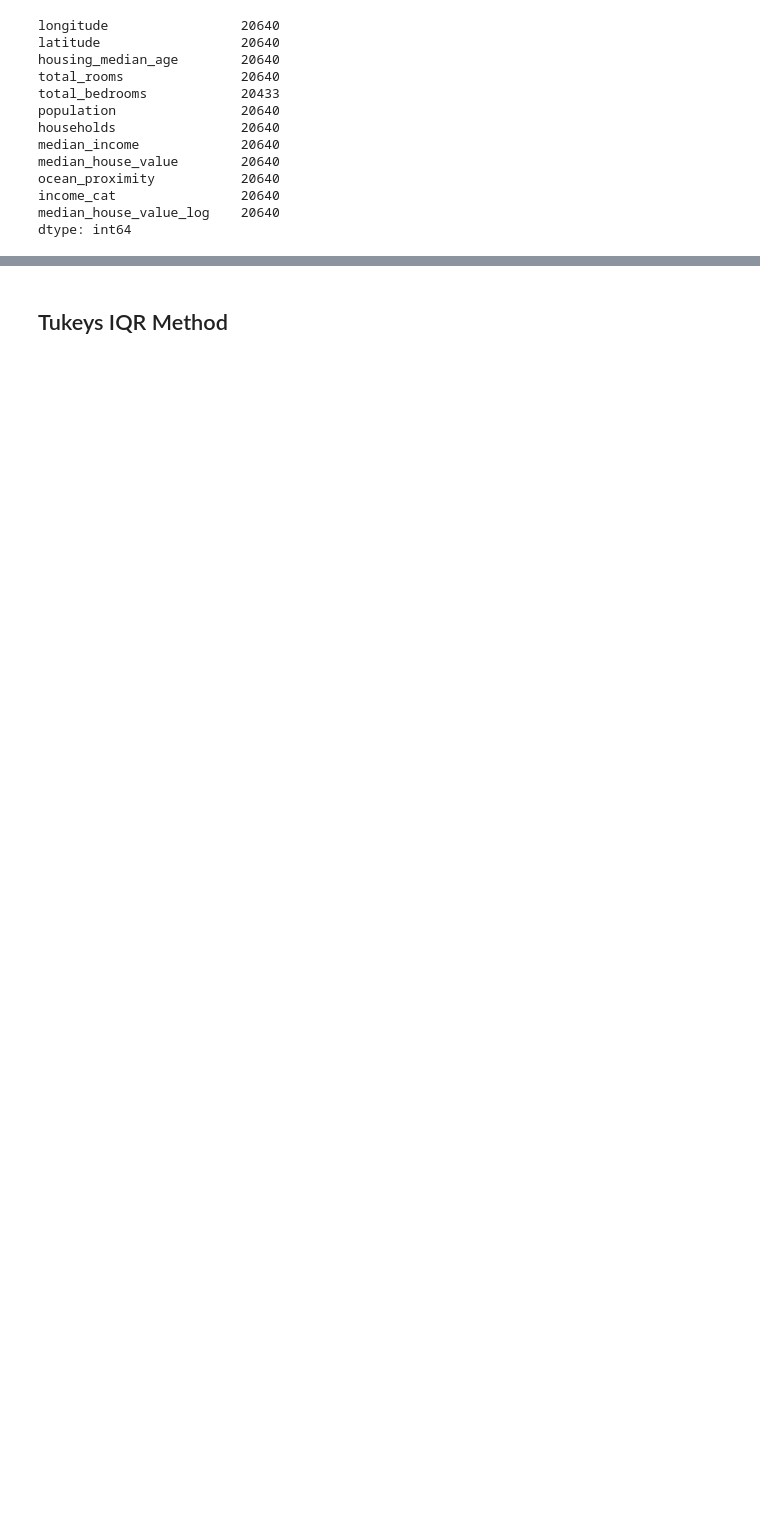
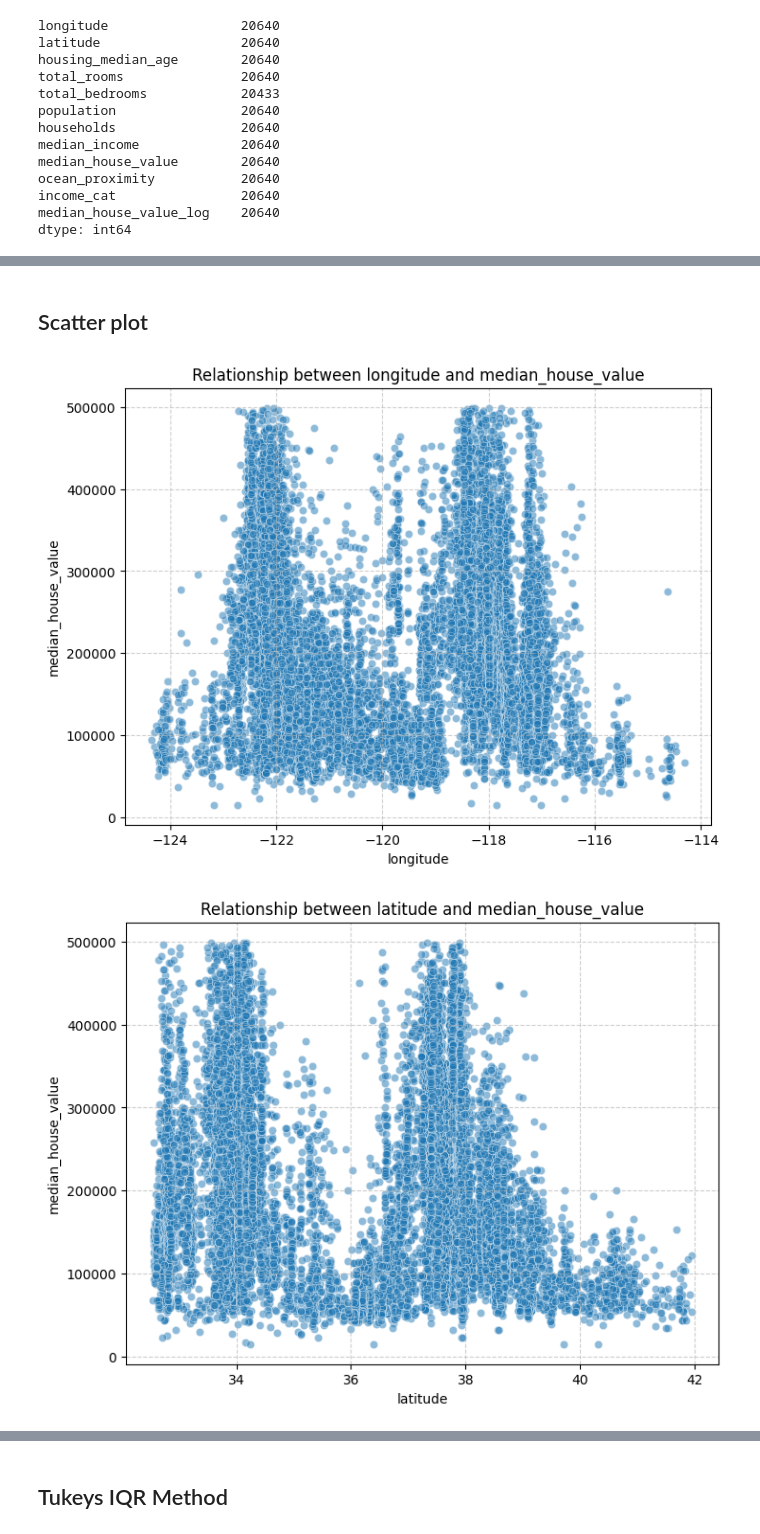
Before and after one commit to pranav2695/ML_Mastery, a Jupyter notebook: 01_Supervised/Linear_Regression/projects/HousePrice/notebooks/linearregression.ipynb, the cells around one changed output, grey strips where cells are left out. Drawn from its saved outputs; the diff is of its cells as text; code cells hidden in the pictures; blank space fills up the shorter version.

```diff
--- a/01_Supervised/Linear_Regression/projects/HousePrice/notebooks/linearregression.ipynb
+++ b/01_Supervised/Linear_Regression/projects/HousePrice/notebooks/linearregression.ipynb
@@ -104,0 +227,8 @@ dtype: int64
+# %% [markdown]
+## Scatter plot
+# %%
+for column in num_features:
+    plot_scatter(housing[housing['median_house_value'] < 500000], column, 'median_house_value')
+# %% [output]
+[figure, added]
+[figure, added]
```
Also changed, not shown: parts of 33 cells of this notebook.
